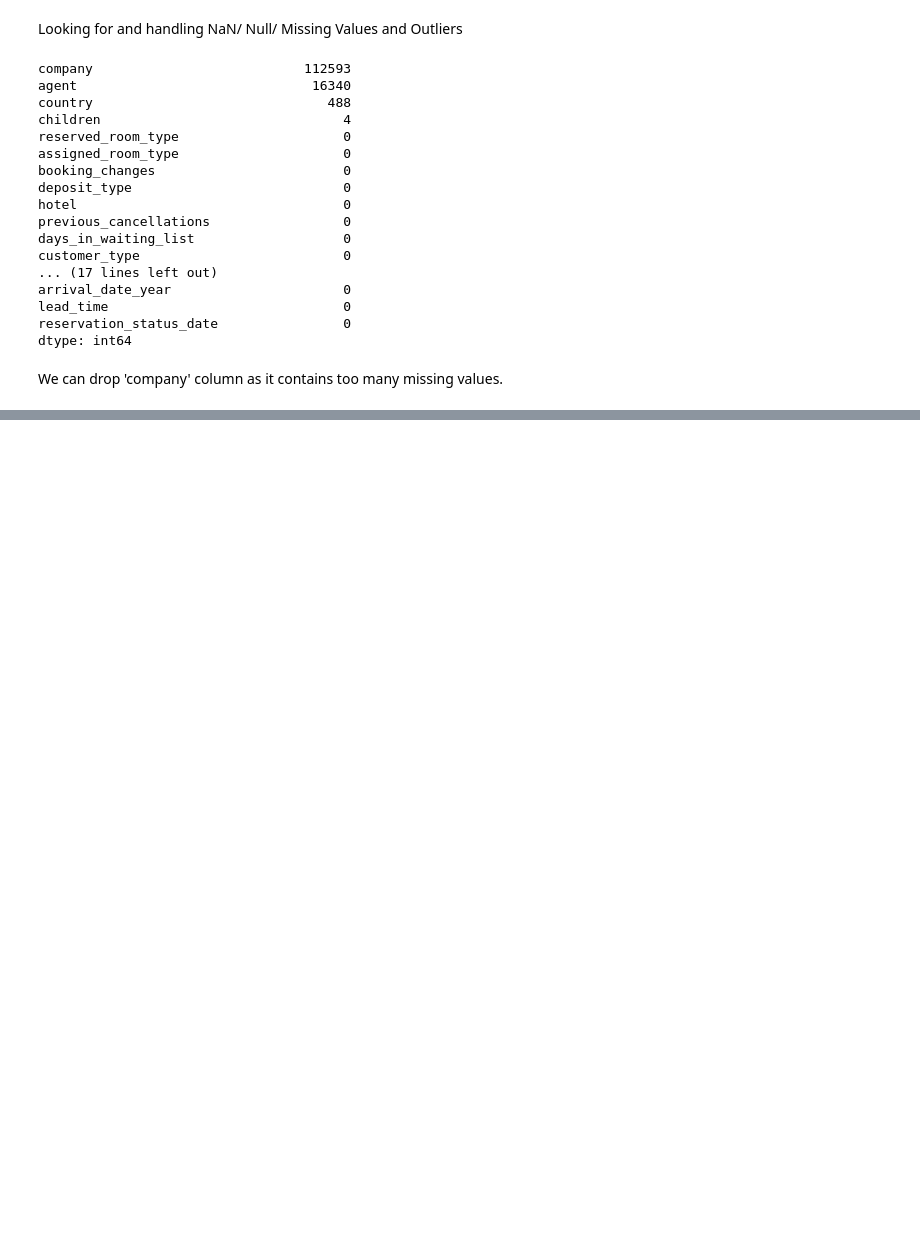
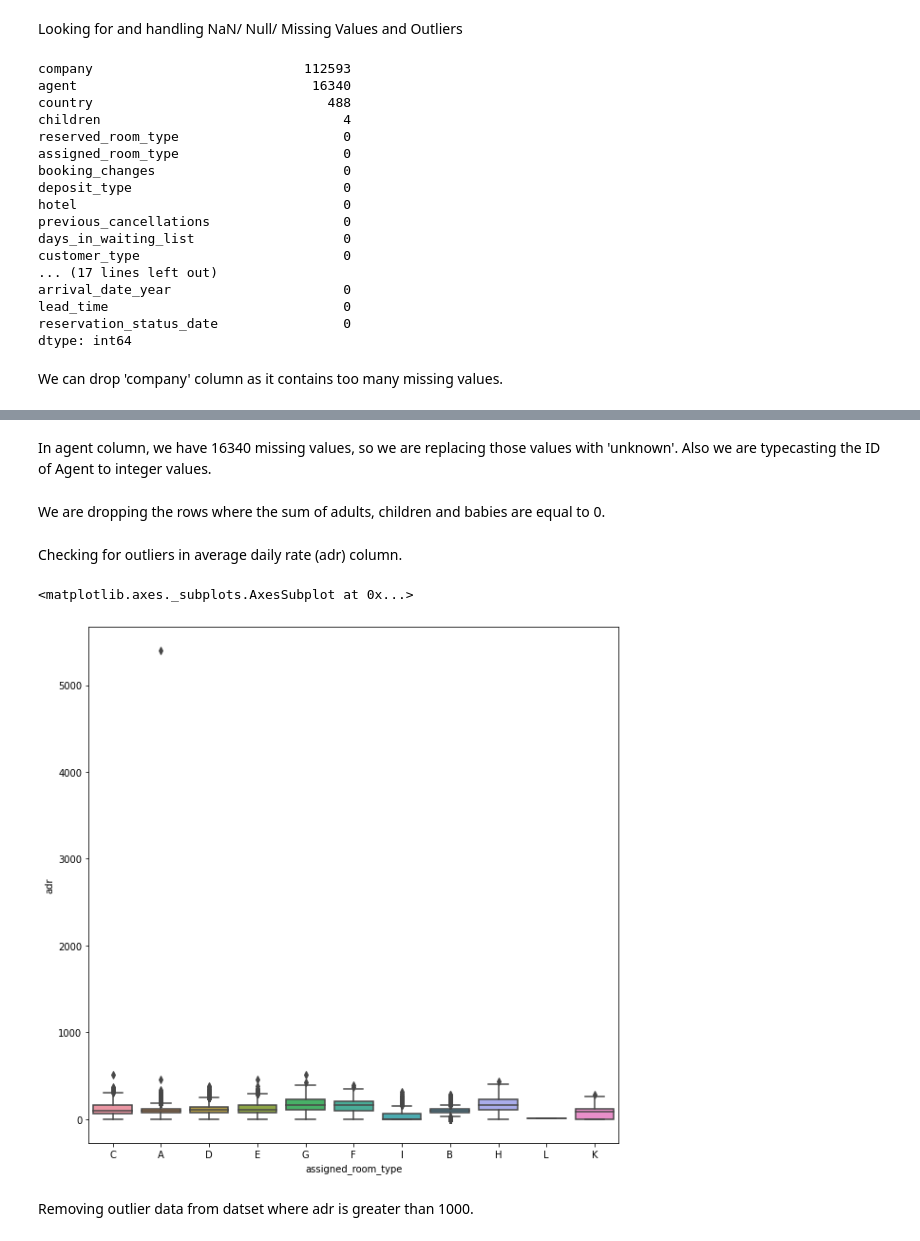
Before and after one commit to Sameervasudev/Capstone_Project_Hotel_Booking, a Jupyter notebook: Sameer_Talashilkar_|_Hotel_Booking_Analysis_Capstone_Project.ipynb, the cells around one changed output, grey strips where cells are left out. Saved outputs shown, nothing was run; the diff lists cells and outputs as text; code cells hidden in the pictures; blank space fills up the shorter version.

```diff
--- a/Sameer_Talashilkar_|_Hotel_Booking_Analysis_Capstone_Project.ipynb
+++ b/Sameer_Talashilkar_|_Hotel_Booking_Analysis_Capstone_Project.ipynb
@@ -119,0 +122,24 @@ df.drop( axis=1, columns=['company'] ,inplace=True) #dropped company column beca
+# %%
+df['children'].fillna(round(df['children'].mean()),inplace=True) #replacing all the missing values with the rounded mean value.
+df['children']= df['children'].apply(lambda x : int(x))
+# %% [markdown]
+In agent column, we have 16340 missing values, so we are replacing those values with 'unknown'. Also we are typecasting the ID of Agent to integer values.
+# %%
+df['agent'].fillna(0, inplace=True)
+df['agent']= df['agent'].apply(lambda x : int(x))
+df['agent']= df['agent'].apply(lambda x : 'unknown' if x==0 else x) #replacing all the missing values with 'unknown'.
+# %% [markdown]
+We are dropping the rows where the sum of adults, children and babies are equal to 0.
+# %%
+df = df.drop(df[(df['adults']+df['children']+df['babies'])==0].index) #dropping the rows where the sum of adult,children and babies is 0.
+# %% [markdown]
+
+Checking for outliers in average daily rate (adr) column.
+# %%
+plt.figure(figsize=(10,10))
+sns.boxplot(y=df['adr'],x=df['assigned_room_type'])
+# %% [output]
+<matplotlib.axes._subplots.AxesSubplot at 0x...>
+[figure, added]
+# %% [markdown]
+Removing outlier data from datset where adr is greater than 1000.
```
Also changed, not shown: parts of 22 cells of this notebook.
